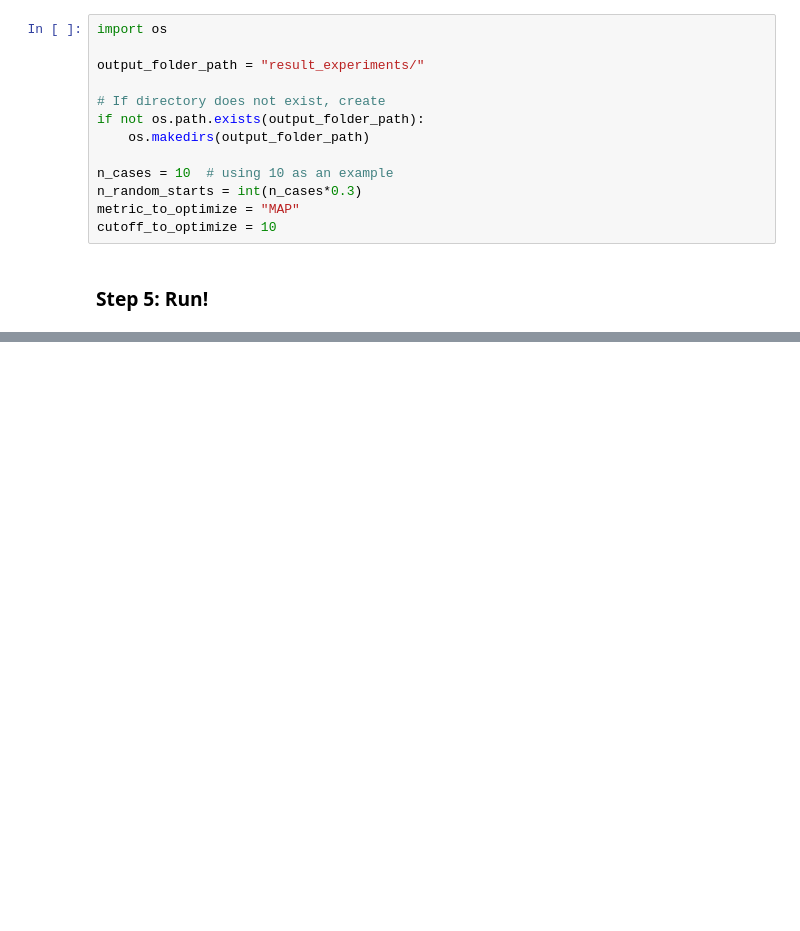
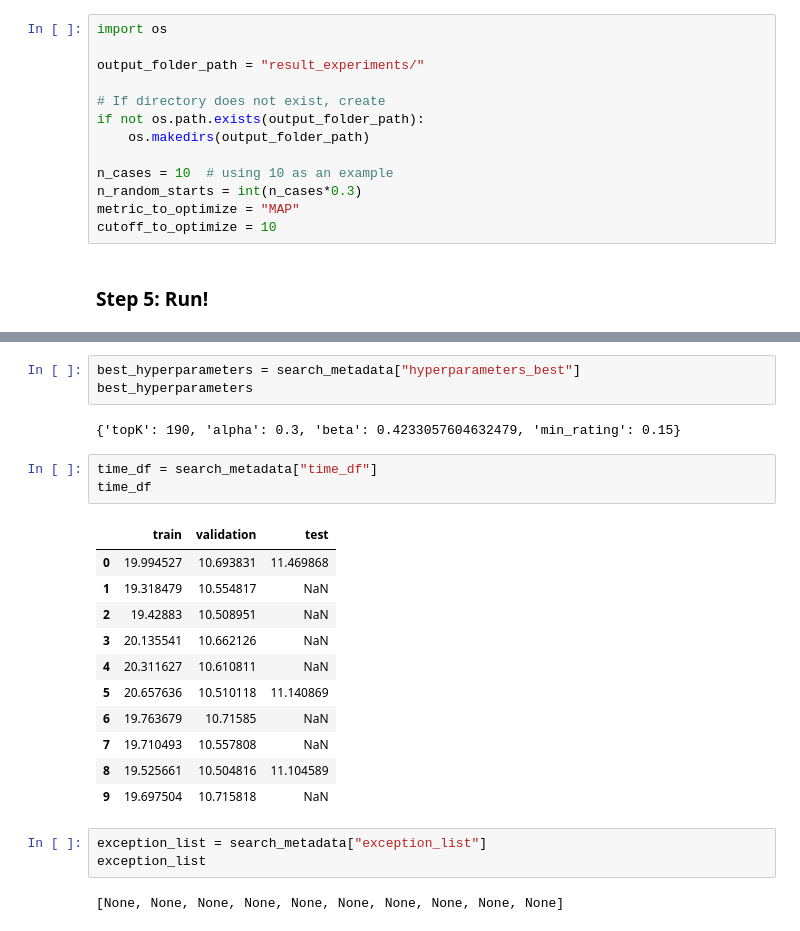
Before and after one commit to LucaBrembilla/RecSys_Course_AT_PoliMi, a Jupyter notebook: Project-rp3beta.ipynb, the cells around one changed output, grey strips where cells are left out. Cells and saved outputs as stored; diff of their text form; blank space fills up the shorter version.

```diff
--- a/Project-rp3beta.ipynb
+++ b/Project-rp3beta.ipynb
@@ -121,0 +192,25 @@ hyperparameterSearch.search(recommender_input_args,
+# %%
+best_hyperparameters = search_metadata["hyperparameters_best"]
+best_hyperparameters
+# %% [output]
+{'topK': 190, 'alpha': 0.3, 'beta': 0.4233057604632479, 'min_rating': 0.15}
+# %%
+time_df = search_metadata["time_df"]
+time_df
+# %% [output]
+|  | train | validation | test |
+| 0 | 19.994527 | 10.693831 | 11.469868 |
+| 1 | 19.318479 | 10.554817 | NaN |
+| 2 | 19.42883 | 10.508951 | NaN |
+| 3 | 20.135541 | 10.662126 | NaN |
+| 4 | 20.311627 | 10.610811 | NaN |
+| 5 | 20.657636 | 10.510118 | 11.140869 |
+| 6 | 19.763679 | 10.71585 | NaN |
+| 7 | 19.710493 | 10.557808 | NaN |
+| 8 | 19.525661 | 10.504816 | 11.104589 |
+| 9 | 19.697504 | 10.715818 | NaN |
+# %%
+exception_list = search_metadata["exception_list"]
+exception_list
+# %% [output]
+[None, None, None, None, None, None, None, None, None, None]
```
Also changed, not shown: parts of 9 cells of this notebook.
